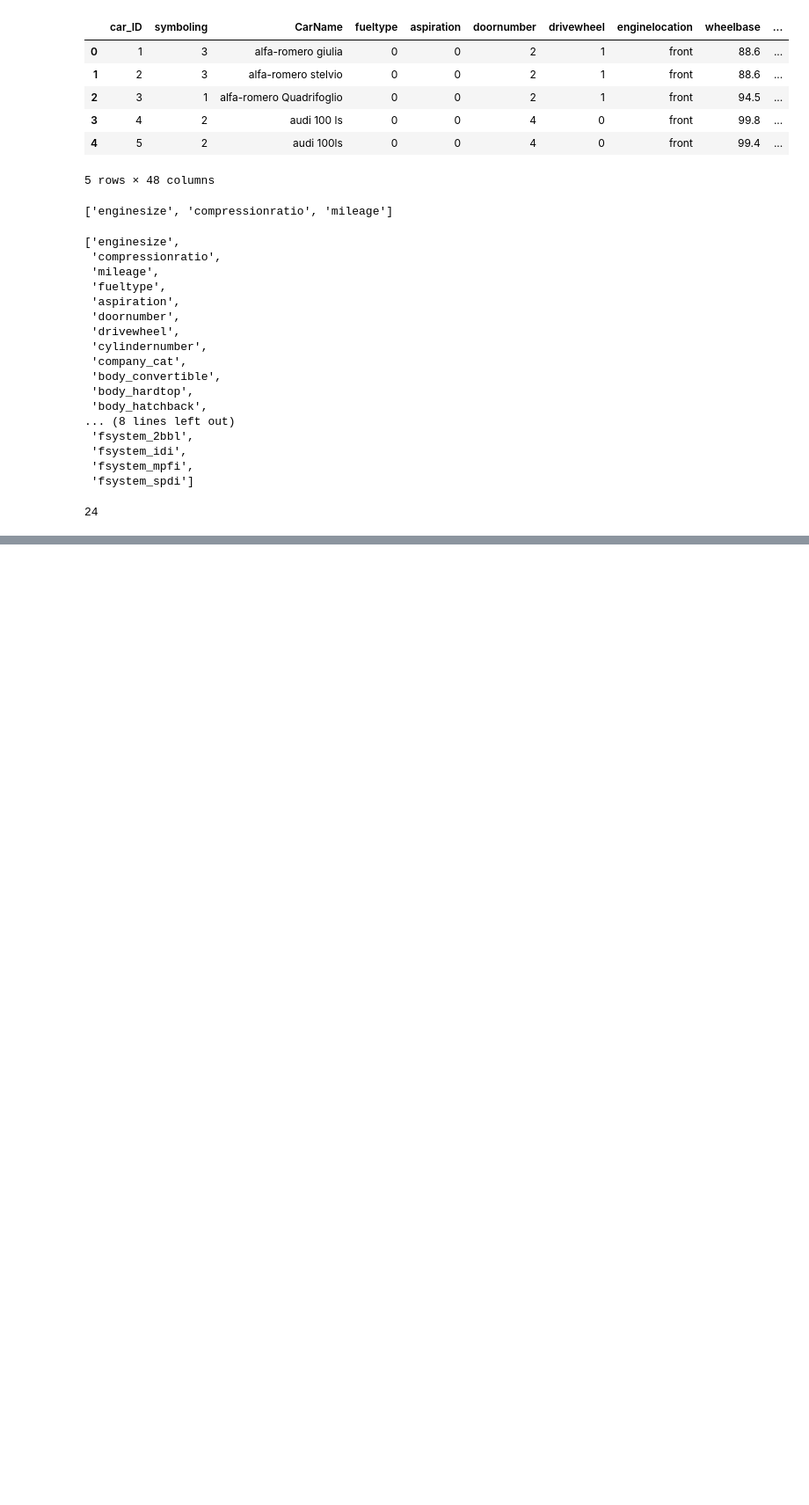
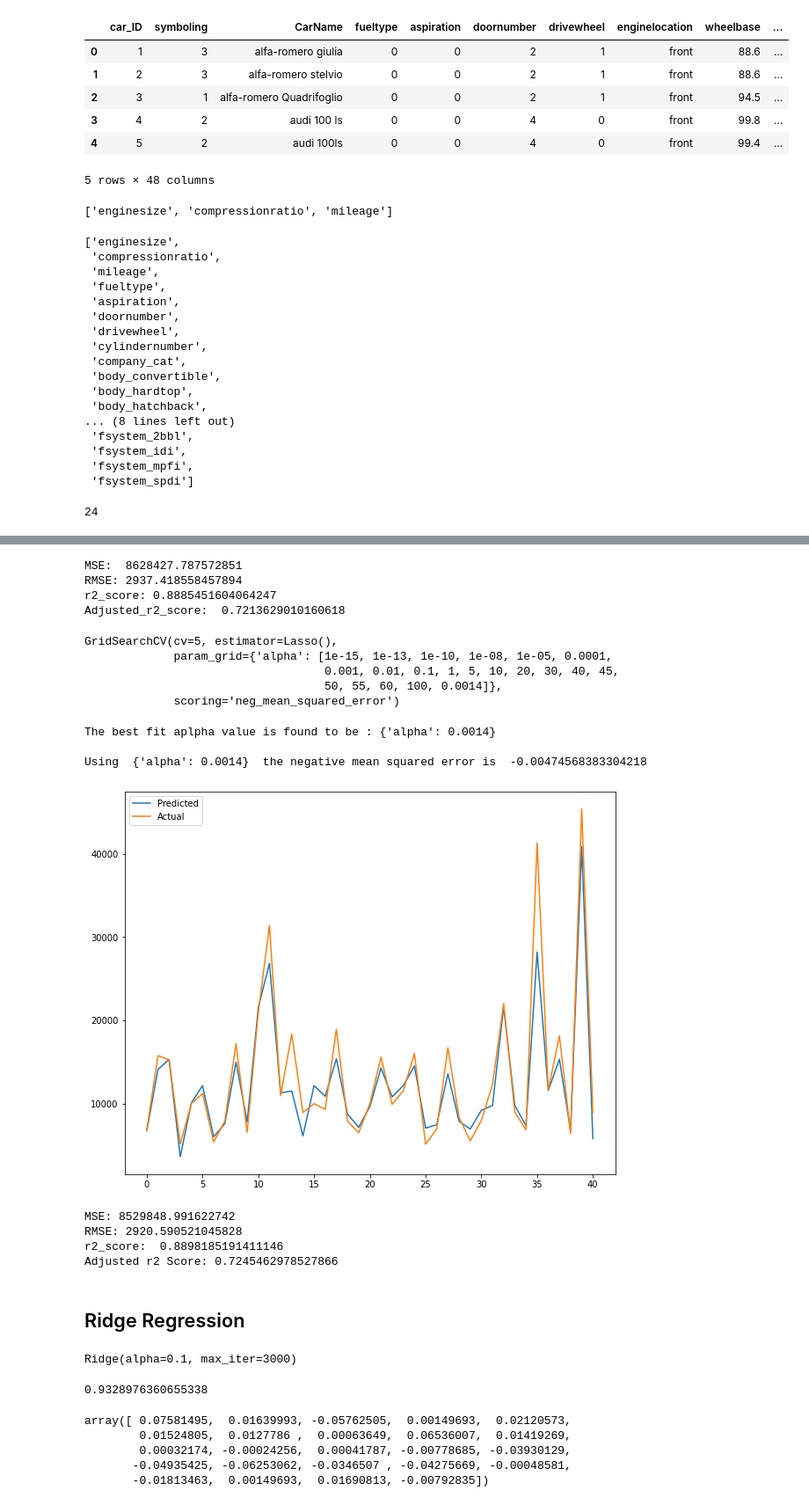
Before and after one commit to DebarajPurohit/car-price-prediction, a Jupyter notebook: car_price_prediction.ipynb, the cells around one changed output, grey strips where cells are left out. Shown at 88% size. Drawn from its saved outputs; the diff is of its cells as text; code cells hidden in the pictures; blank space fills up the shorter version.

```diff
--- a/car_price_prediction.ipynb
+++ b/car_price_prediction.ipynb
@@ -725,0 +837,35 @@ NameError: ignored
+# %%
+# Calculating the model quality
+MSE = mean_squared_error(10**(y_test),10**(y_pred_lassoreg))
+print("MSE: ", MSE)
+RMSE = np.sqrt(MSE)
+print("RMSE:", RMSE)
+r2 = r2_score(10**(y_test),10**(y_pred_lassoreg))
+print("r2_score:", r2)
+adjusted_r2_score = 1-(1-r2)*((X_test.shape[0]-1)/(X_test.shape[0]-X_test.shape[1]-1))
+print("Adjusted_r2_score: ",adjusted_r2_score)
+# %% [output]
+MSE:  8628427.787572851
+RMSE: 2937.418558457894
+r2_score: 0.8885451604064247
+Adjusted_r2_score:  0.7213629010160618
+# %%
+# Cross Validation
+from sklearn.model_selection import GridSearchCV
+lasso_cv= Lasso()
+parameters = {'alpha': [1e-15,1e-13,1e-10,1e-8,1e-5,1e-4,1e-3,1e-2,1e-1,1,5,10,20,30,40,45,50,55,60,100,0.0014]}
+lasso_regressor = GridSearchCV(lasso_cv, parameters, scoring='neg_mean_squared_error', cv=5)
+lasso_regressor.fit(X_train, y_train)
+# %% [output]
+GridSearchCV(cv=5, estimator=Lasso(),
+             param_grid={'alpha': [1e-15, 1e-13, 1e-10, 1e-08, 1e-05, 0.0001,
+                                   0.001, 0.01, 0.1, 1, 5, 10, 20, 30, 40, 45,
+                                   50, 55, 60, 100, 0.0014]},
+             scoring='neg_mean_squared_error')
+# %%
+print("The best fit aplpha value is found to be :", lasso_regressor.best_params_)
+print("\nUsing ",lasso_regressor.best_params_," the negative mean squared error is ",lasso_regressor.best_score_)
+# %% [output]
+The best fit aplpha value is found to be : {'alpha': 0.0014}
+
+Using  {'alpha': 0.0014}  the negative mean squared error is  -0.00474568383304218
@@ -725,0 +874,45 @@ NameError: ignored
+# %%
+plt.figure(figsize= (10,8))
+plt.plot(10**(y_pred_lasso))
+plt.plot(10**(np.array(y_test)))
+plt.legend(['Predicted','Actual'])
+plt.show()
+# %% [output]
+[figure, added]
+# %%
+MSE = mean_squared_error(10**(y_test),10**(y_pred_lasso))
+print("MSE:", MSE)
+
+RMSE = np.sqrt(MSE)
+print("RMSE:", RMSE)
+
+r2 = r2_score(10**(y_test),10**(y_pred_lasso))
+print("r2_score: ", r2)
+
+Adjusted_r2_score= 1-(1-r2)*((X_test.shape[0]-1)/(X_test.shape[0]-X_test.shape[1]-1))
+print("Adjusted r2 Score:", Adjusted_r2_score)
+# %% [output]
+MSE: 8529848.991622742
+RMSE: 2920.590521045828
+r2_score:  0.8898185191411146
+Adjusted r2 Score: 0.7245462978527866
+# %% [markdown]
+## Ridge Regression
+# %%
+# Fitting the data in normal ridge regularization
+ridge = Ridge(alpha=0.1, max_iter = 3000)
+ridge.fit(X_train,y_train)
+# %% [output]
+Ridge(alpha=0.1, max_iter=3000)
+# %%
+ridge.score(X_train, y_train)
+# %% [output]
+0.9328976360655338
+# %%
+ridge.coef_
+# %% [output]
+array([ 0.07581495,  0.01639993, -0.05762505,  0.00149693,  0.02120573,
+        0.01524805,  0.0127786 ,  0.00063649,  0.06536007,  0.01419269,
+        0.00032174, -0.00024256,  0.00041787, -0.00778685, -0.03930129,
+       -0.04935425, -0.06253062, -0.0346507 , -0.04275669, -0.00048581,
+       -0.01813463,  0.00149693,  0.01690813, -0.00792835])
```
Also changed, not shown: parts of 30 cells of this notebook.
